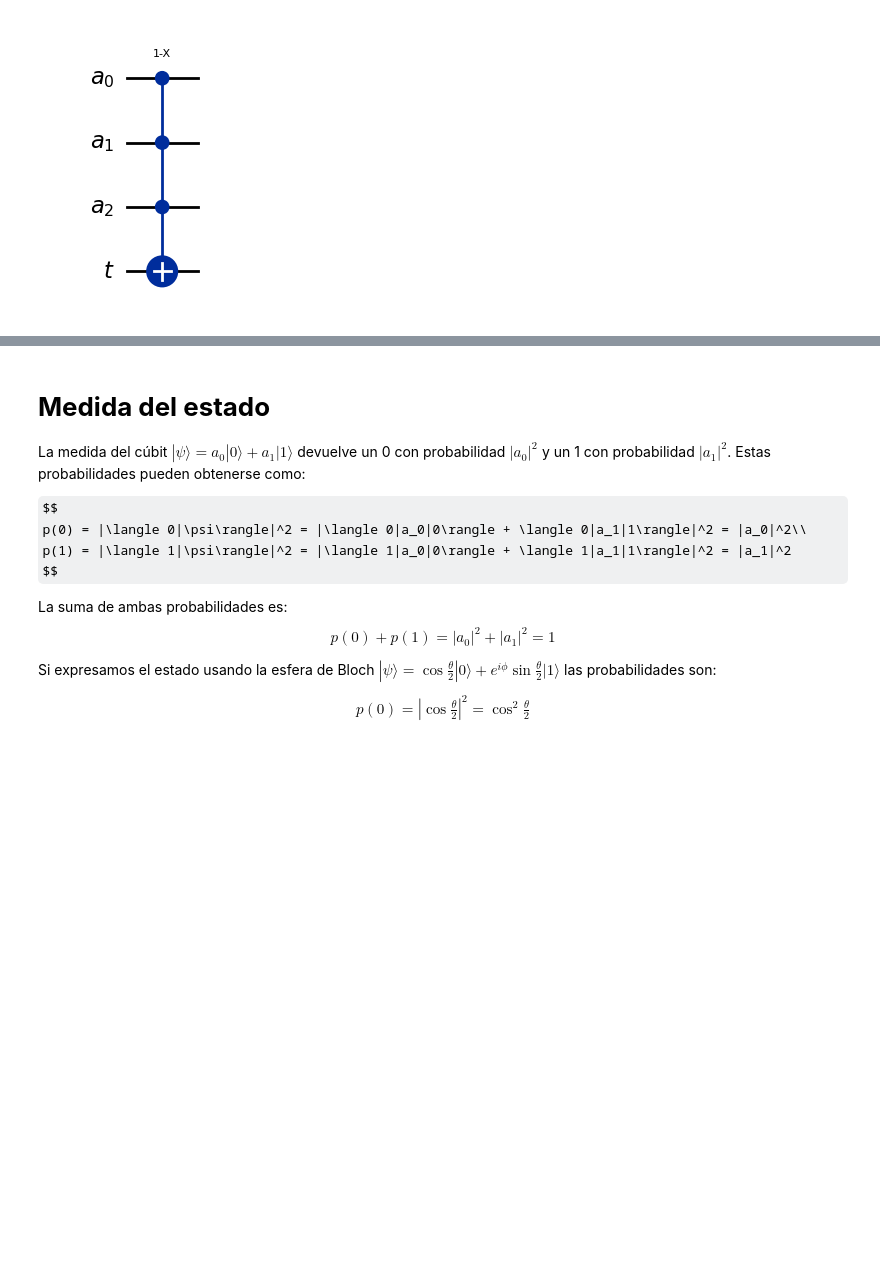
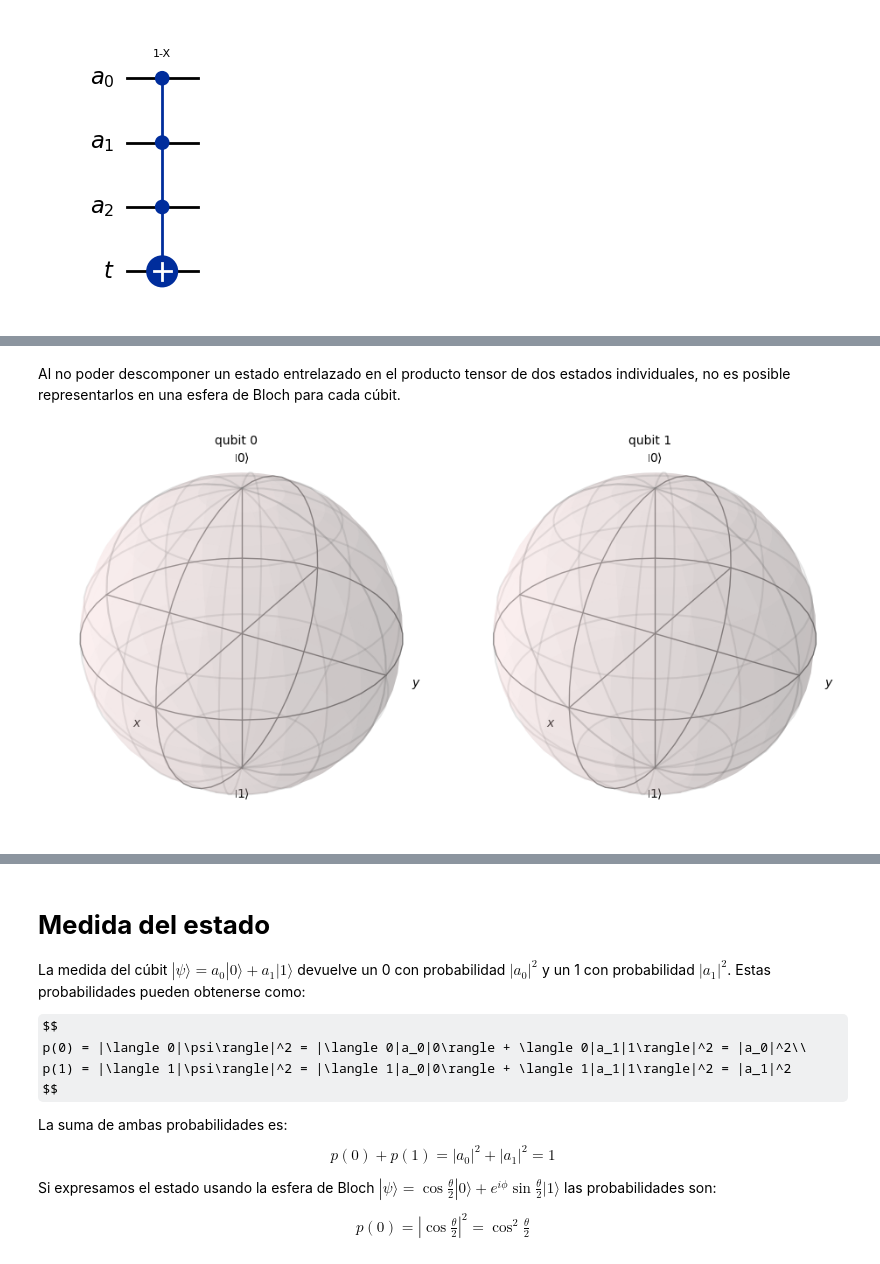
Before and after one commit to tarabelo/GrIA-QML-2025-26, a Jupyter notebook: 03. Bits y Cúbits.ipynb, the cells around one changed output, grey strips where cells are left out. Cells and saved outputs as stored; diff of their text form; code cells hidden in the pictures; some formulas as TeX source; blank space fills up the shorter version.

```diff
--- a/03. Bits y Cúbits.ipynb
+++ b/03. Bits y Cúbits.ipynb
@@ -1543,0 +1542,6 @@ $$\beta_0 = \frac{\sqrt{2}}{2} |00\rangle+\frac{\sqrt{2}}{2} |11\rangle$$
+# %% [markdown]
+Al no poder descomponer un estado entrelazado en el producto tensor de dos estados individuales, no es posible representarlos en una esfera de Bloch para cada cúbit.
+# %%
+𝛽0.draw('bloch')
+# %% [output]
+[figure, added]
```
Also changed, not shown: parts of 24 cells of this notebook.
